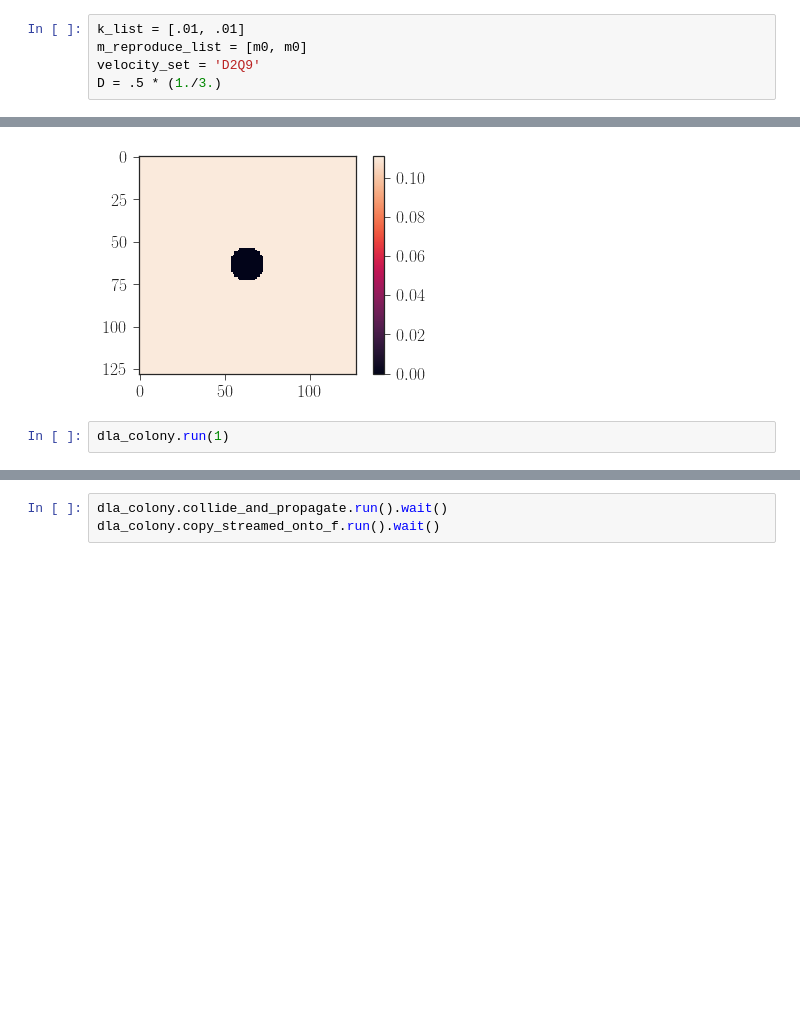
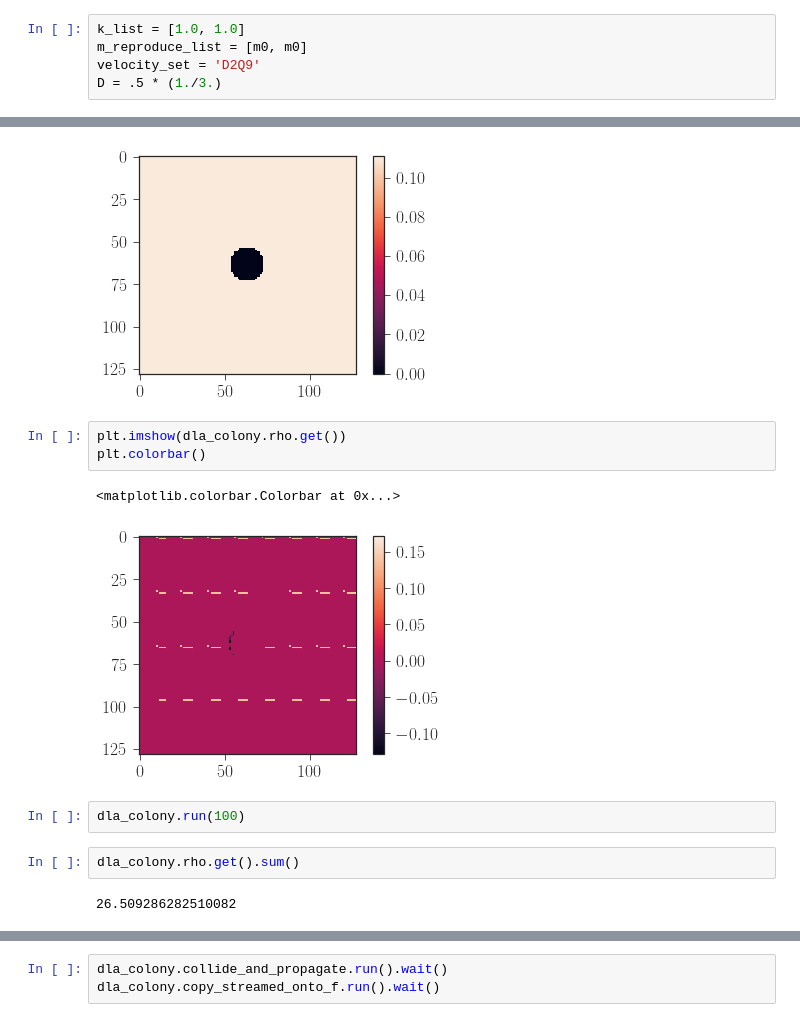
Before and after one commit to btweinstein/LB_colony_growth, a Jupyter notebook: 2018_04_23_mako_opencl_2d.ipynb, the cells around one changed output, grey strips where cells are left out. Cells and saved outputs as stored; diff of their text form; blank space fills up the shorter version.

```diff
--- a/2018_04_23_mako_opencl_2d.ipynb
+++ b/2018_04_23_mako_opencl_2d.ipynb
@@ -98,5 +98,5 @@ plt.colorbar()
 # %%
-k_list = [.01, .01]
+k_list = [1.0, 1.0]
 m_reproduce_list = [m0, m0]
 velocity_set = 'D2Q9'
 D = .5 * (1./3.)
@@ -143,8 +160,18 @@ plt.colorbar()
 # %% [output]
 <matplotlib.colorbar.Colorbar at 0x...>
 [figure]
+# %%
+plt.imshow(dla_colony.rho.get())
+plt.colorbar()
+# %% [output]
+<matplotlib.colorbar.Colorbar at 0x...>
+[figure, added]
 # %%
-dla_colony.run(1)
+dla_colony.run(100)
+# %%
+dla_colony.rho.get().sum()
+# %% [output]
+26.509286282510082
 # %%
 dla_colony.f.get().sum()
 # %% [output]
```
Also changed, not shown: parts of 4 cells of this notebook, 2 other files.
